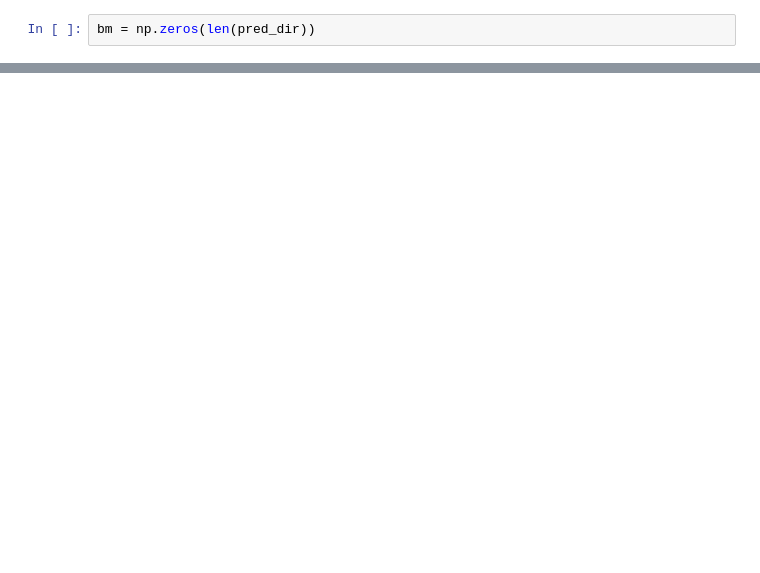
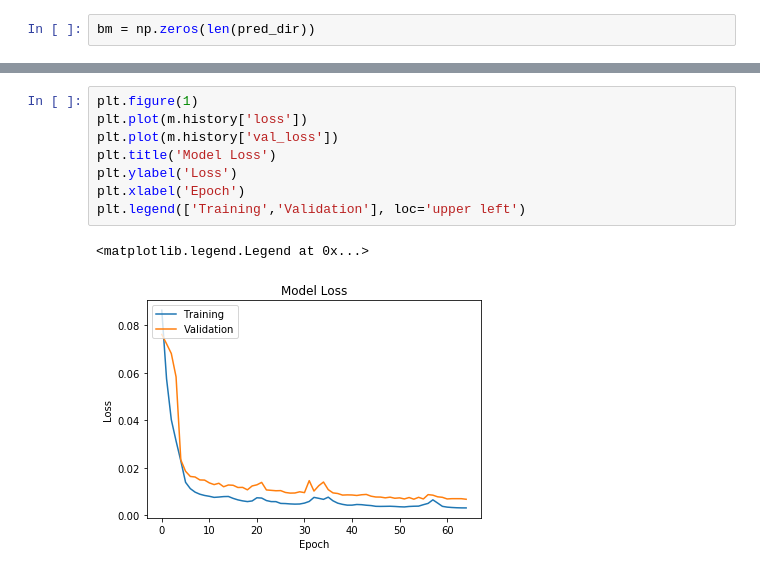
Before and after one commit to yychik/hsi-trad, a Jupyter notebook: Pure Price Prediction.ipynb, the cells around one changed output, grey strips where cells are left out. Cells and saved outputs as stored; diff of their text form; blank space fills up the shorter version.

```diff
--- a/Pure Price Prediction.ipynb
+++ b/Pure Price Prediction.ipynb
@@ -210,0 +219,11 @@ np.sum(bm == true_dir)/len(pred_dir)
+# %%
+plt.figure(1)
+plt.plot(m.history['loss'])
+plt.plot(m.history['val_loss'])
+plt.title('Model Loss')
+plt.ylabel('Loss')
+plt.xlabel('Epoch')
+plt.legend(['Training','Validation'], loc='upper left')
+# %% [output]
+<matplotlib.legend.Legend at 0x...>
+[figure, added]
```
Also changed, not shown: parts of 13 cells of this notebook, 6 other files.
